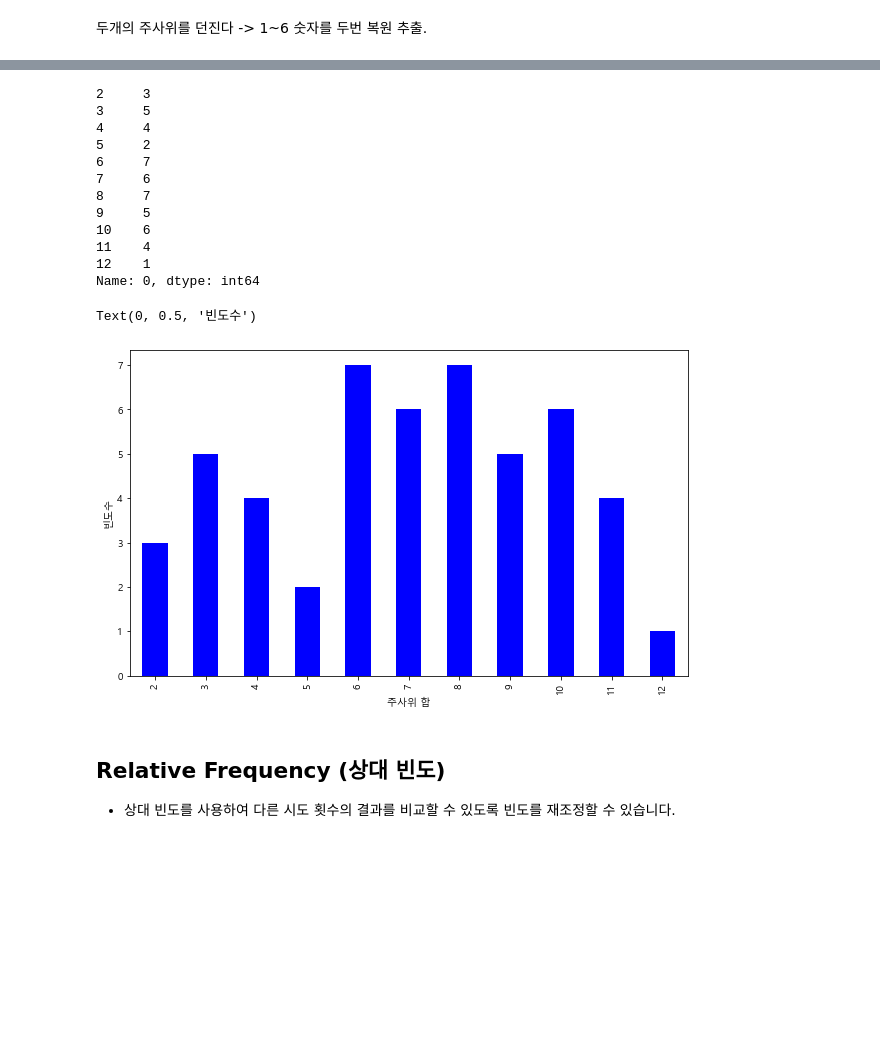
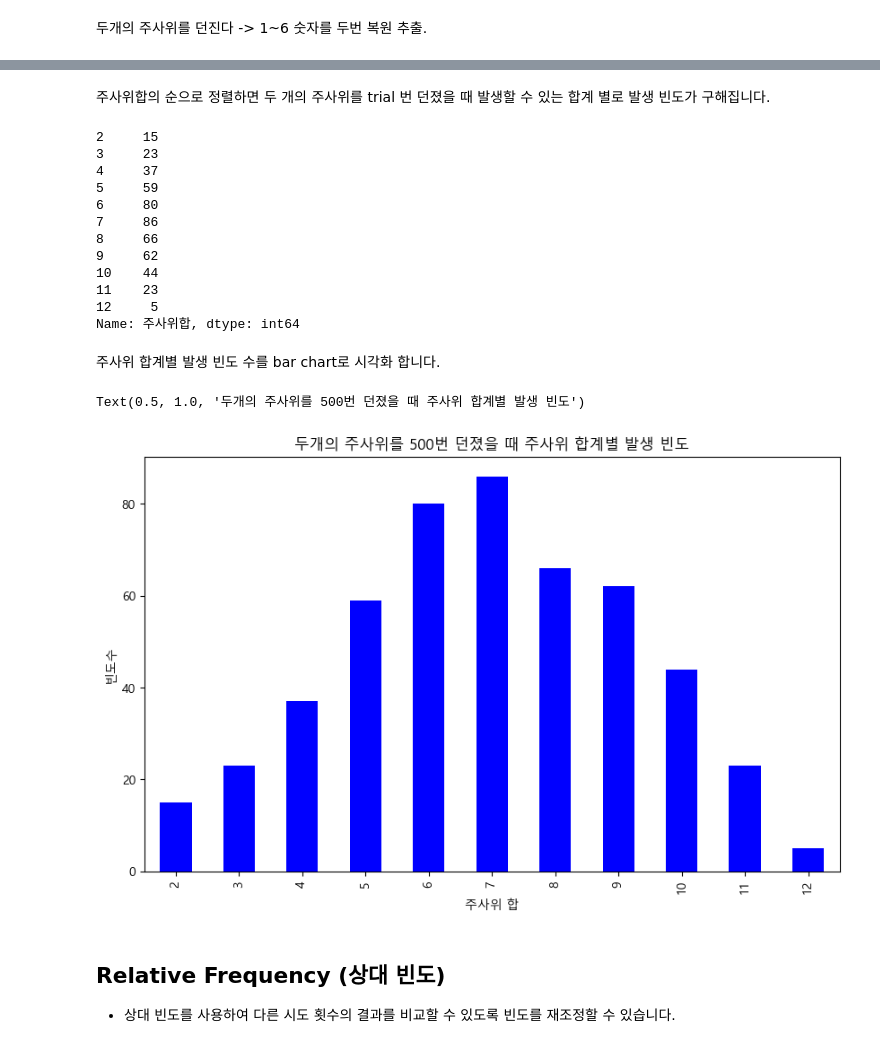
Before and after one commit to ironmanciti/EDA_Feature_Engineering, a Jupyter notebook: 010_Pandas_Statistics_Basic.ipynb, the cells around one changed output, grey strips where cells are left out. Cells and saved outputs as stored; diff of their text form; code cells hidden in the pictures; blank space fills up the shorter version.

```diff
--- a/010_Pandas_Statistics_Basic.ipynb
+++ b/010_Pandas_Statistics_Basic.ipynb
@@ -53,3 +72,3 @@ dtype: int64
 # %%
-sum_of_dice = die.sample(2, replace=True).sum()
-sum_of_dice
+trial = 500
+results = [die.sample(2, replace=True).sum().loc[0] for i in range(trial)]
@@ -71,7 +75,3 @@ Sum of three dice is 8
-# %%
-trial = 50
-results = [die.sample(2, replace=True).sum().loc[0]
-           for i in range(trial)]
 # %%
 print(results)
 # %% [output]
@@ -81,0 +81,3 @@ print(results)
+# %%
+df = pd.DataFrame(results, columns=['주사위합'])
+df.head()
@@ -81,0 +93,3 @@ print(results)
+# %%
+freq = df['주사위합'].value_counts()
+freq
@@ -82,29 +109,31 @@ print(results)
+# %% [markdown]
+주사위합의 순으로 정렬하면 두 개의 주사위를 trial 번 던졌을 때 발생할 수 있는 합계 별로 발생 빈도가 구해집니다.
 # %%
-freq = pd.DataFrame(results)[0].value_counts()
 sort_freq = freq.sort_index()
 print(sort_freq)
 # %% [output]
-2     3
-3     5
-4     4
-5     2
-6     7
-7     6
-8     7
-9     5
-10    6
-11    4
-12    1
-Name: 0, dtype: int64
+2     15
+3     23
+4     37
+5     59
+6     80
+7     86
+8     66
+9     62
+10    44
+11    23
+12     5
+Name: 주사위합, dtype: int64
+# %% [markdown]
+주사위 합계별 발생 빈도 수를 bar chart로 시각화 합니다.
 # %%
-#bar chart 시각화
-
 sort_freq.plot(kind='bar', color='blue', figsize=(10, 6))
 plt.xlabel('주사위 합')
 plt.ylabel('빈도수')
+plt.title(f'두개의 주사위를 {trial}번 던졌을 때 주사위 합계별 발생 빈도')
 # %% [output]
-Text(0, 0.5, '빈도수')
+Text(0.5, 1.0, '두개의 주사위를 500번 던졌을 때 주사위 합계별 발생 빈도')
-[figure, old version]
+[figure, new version]
 # %% [markdown]
 ## Relative Frequency (상대 빈도)
 
```
Also changed, not shown: parts of 46 cells of this notebook, 20 other files.
